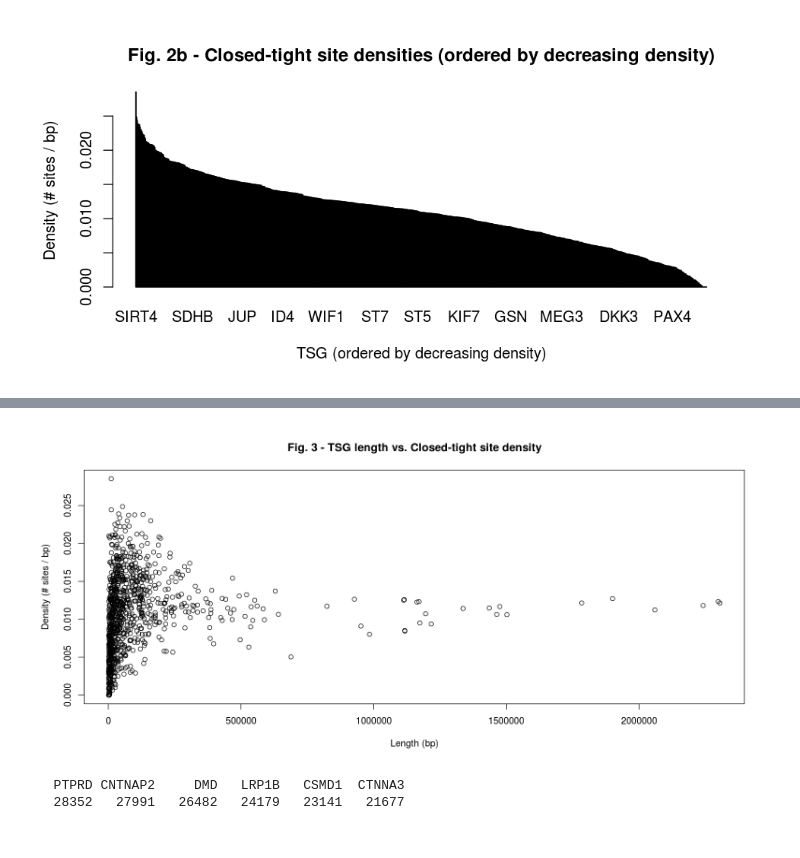
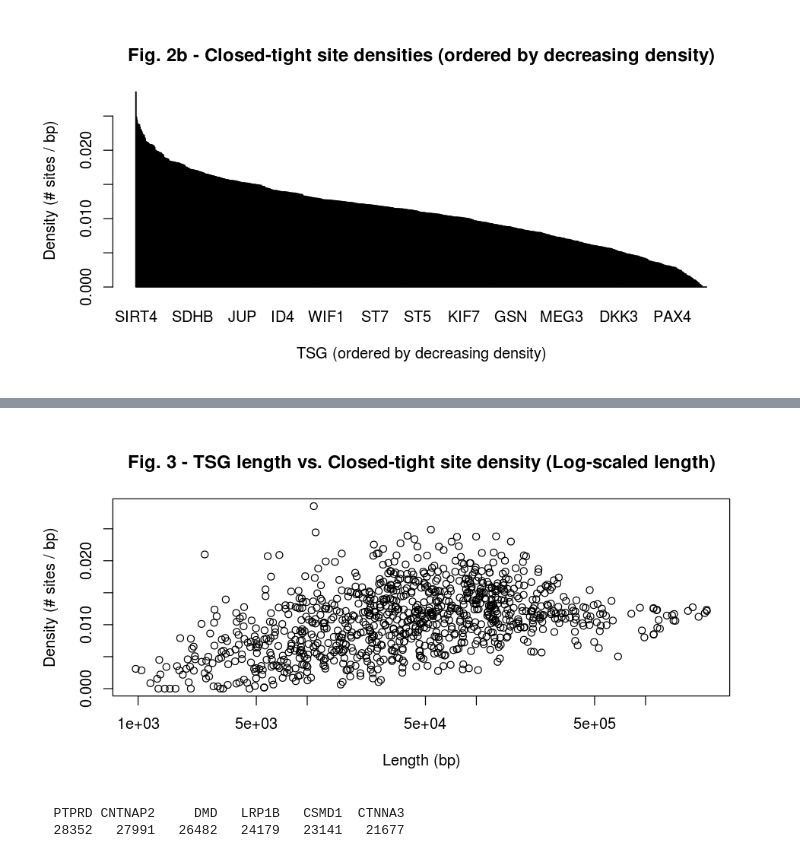
Before and after one commit to atallah-lab/analyses, a Jupyter notebook: tsg_insertionstats_2.ipynb, the cells around one changed output, grey strips where cells are left out. Saved outputs shown, nothing was run; the diff lists cells and outputs as text; code cells hidden in the pictures.

```diff
--- a/tsg_insertionstats_2.ipynb
+++ b/tsg_insertionstats_2.ipynb
@@ -221,9 +230,9 @@ options(repr.plot.width=13, repr.plot.height=6)
 # %%
-plot(tsgann$length,tsg_EN_den,ylab="Density (# sites / bp)",xlab="Length (bp)")
-title("Fig. 3 - TSG length vs. Closed-tight site density")
-options(repr.plot.width=10, repr.plot.height=4)
+plot(tsgann$length,tsg_EN_den,ylab="Density (# sites / bp)",xlab="Length (bp)",log='x')
+title("Fig. 3 - TSG length vs. Closed-tight site density (Log-scaled length)")
+options(repr.plot.width=8, repr.plot.height=4)
 # %% [output]
-[figure, old version]
+[figure, new version]
 # %%
 nsites <- tsg_counts[,1]
 tmp <- nsites[1:6]
```
Also changed, not shown: parts of 12 cells of this notebook, 12 other files.
